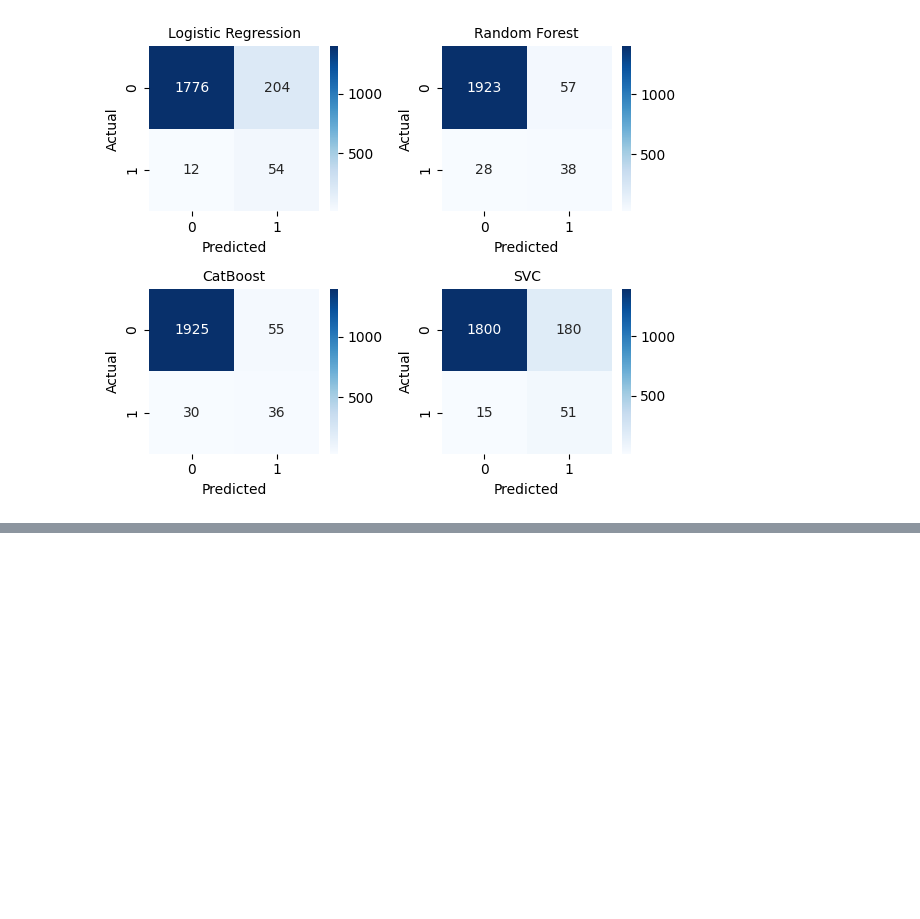
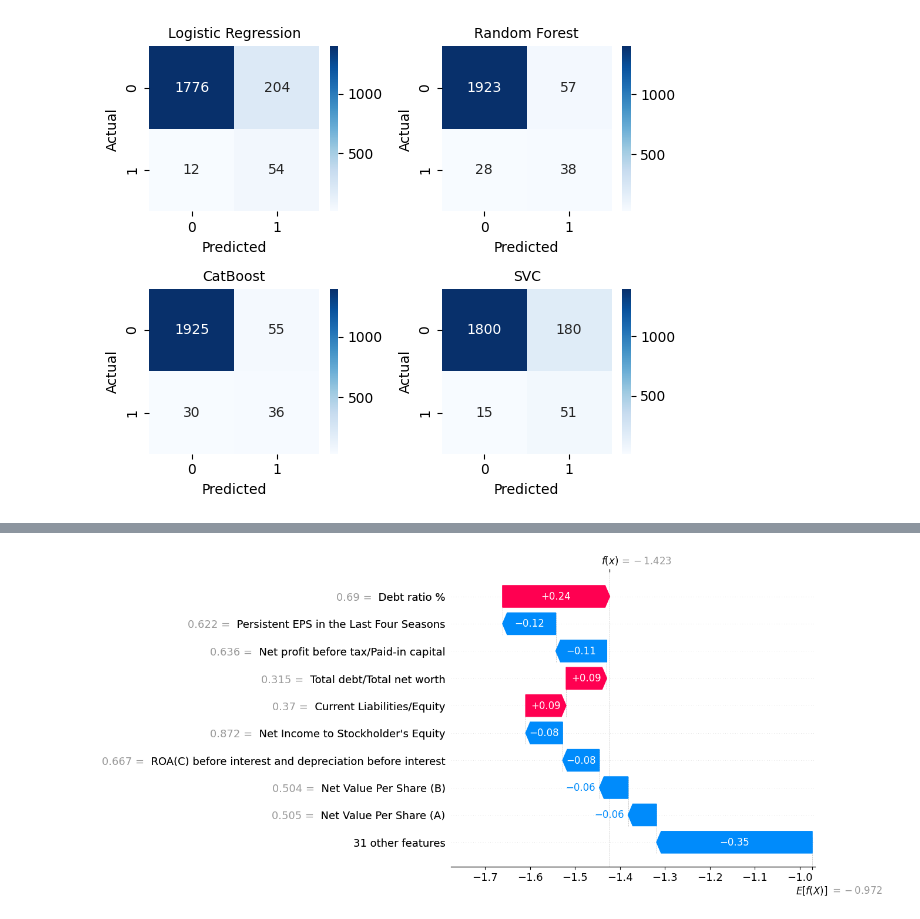
Before and after one commit to jrsh44/ML-bankruptcy-prediction, a Jupyter notebook: ml-code.ipynb, the cells around one changed output, grey strips where cells are left out. Saved outputs shown, nothing was run; the diff lists cells and outputs as text; code cells hidden in the pictures; blank space fills up the shorter version.

```diff
--- a/ml-code.ipynb
+++ b/ml-code.ipynb
@@ -503,0 +512,4 @@ plt.show()
+# %%
+    shap.plots.waterfall(shap_values[0])
+# %% [output]
+[figure, added]
```
Also changed, not shown: parts of 4 cells of this notebook.
